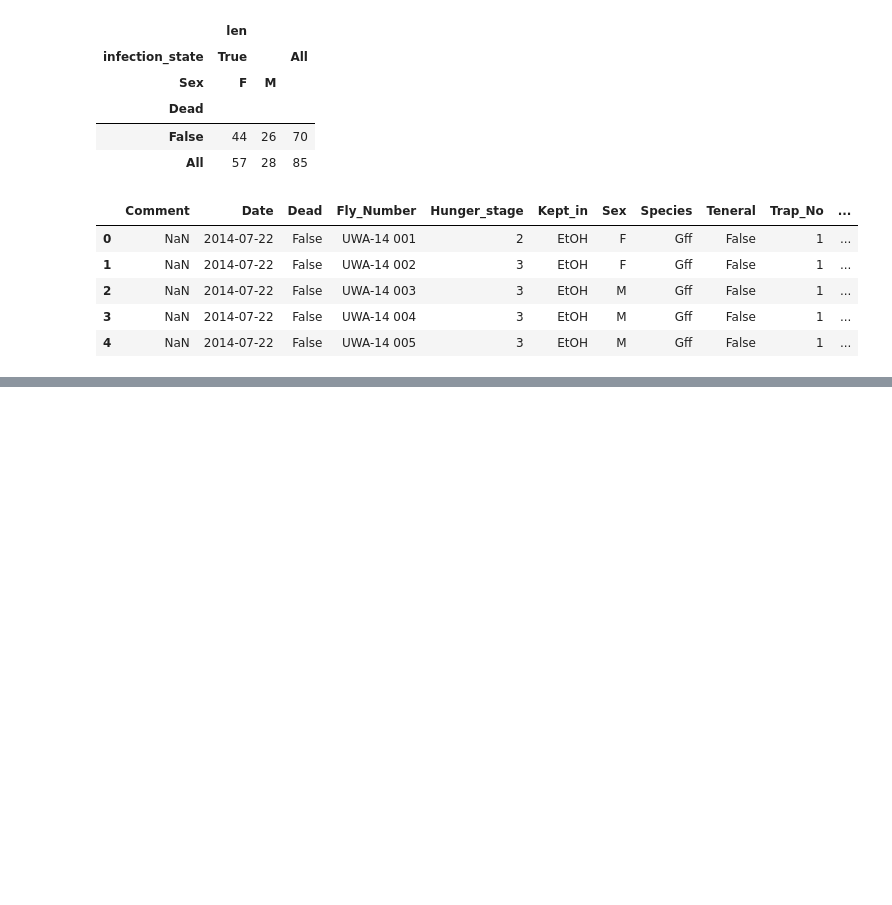
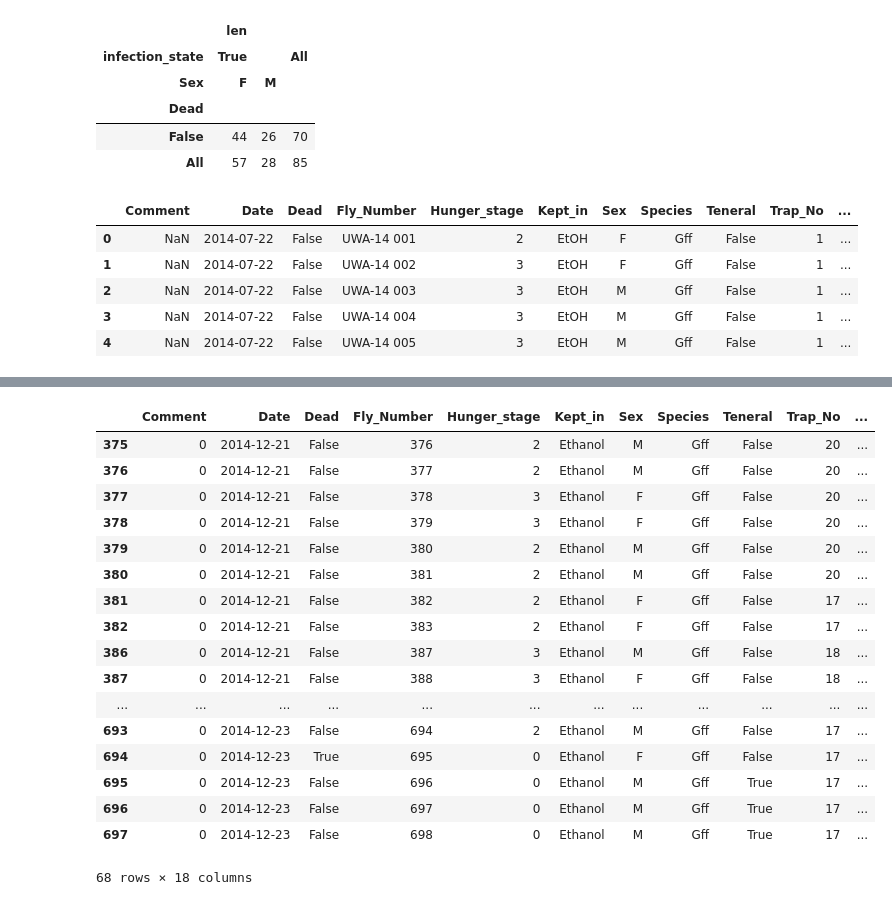
Before and after one commit to xguse/ipy_notebooks, a Jupyter notebook: YALE/g_f_fuscipes_general/2015-02-16_g_f_fuscipes_pandas_import.ipynb, the cells around one changed output, grey strips where cells are left out. Saved outputs shown, nothing was run; the diff lists cells and outputs as text; code cells hidden in the pictures; blank space fills up the shorter version.

```diff
--- a/YALE/g_f_fuscipes_general/2015-02-16_g_f_fuscipes_pandas_import.ipynb
+++ b/YALE/g_f_fuscipes_general/2015-02-16_g_f_fuscipes_pandas_import.ipynb
@@ -590,4 +591,5 @@ gff_2014.query("Date == u'22/O7/2014'").head()
 # %%
-
-date_mask = gff_2014.Date.apply(lambda x: date_is_between(x, dt.datetime(2014, 10, 8, 0, 0),dt.datetime(2014, 10, 8, 0, 0)))
-gff_2014[date_mask]
+date_mask = gff_2014.Date.apply(lambda x: date_is_between(x,
+                                                          dt.datetime(2014, 12, 1, 0, 0),
+                                                          dt.datetime(2015, 1, 1, 0, 0)))
+dec_dec_gff_2014 = gff_2014[date_mask]
@@ -622,0 +624,21 @@ Index: []
+# %%
+dec_dec_gff_2014.query("Village == 'AMI'")
+# %% [output]
+|  | Comment | Date | Dead | Fly_Number | Hunger_stage | Kept_in | Sex | Species | Teneral | Trap_No | ... |
+| 375 | 0 | 2014-12-21 | False | 376 | 2 | Ethanol | M | Gff | False | 20 | ... |
+| 376 | 0 | 2014-12-21 | False | 377 | 2 | Ethanol | M | Gff | False | 20 | ... |
+| 377 | 0 | 2014-12-21 | False | 378 | 3 | Ethanol | F | Gff | False | 20 | ... |
+| 378 | 0 | 2014-12-21 | False | 379 | 3 | Ethanol | F | Gff | False | 20 | ... |
+| 379 | 0 | 2014-12-21 | False | 380 | 2 | Ethanol | M | Gff | False | 20 | ... |
+| 380 | 0 | 2014-12-21 | False | 381 | 2 | Ethanol | M | Gff | False | 20 | ... |
+| 381 | 0 | 2014-12-21 | False | 382 | 2 | Ethanol | F | Gff | False | 17 | ... |
+| 382 | 0 | 2014-12-21 | False | 383 | 2 | Ethanol | F | Gff | False | 17 | ... |
+| 386 | 0 | 2014-12-21 | False | 387 | 3 | Ethanol | M | Gff | False | 18 | ... |
+| 387 | 0 | 2014-12-21 | False | 388 | 3 | Ethanol | F | Gff | False | 18 | ... |
+| ... | ... | ... | ... | ... | ... | ... | ... | ... | ... | ... | ... |
+| 693 | 0 | 2014-12-23 | False | 694 | 2 | Ethanol | M | Gff | False | 17 | ... |
+| 694 | 0 | 2014-12-23 | True | 695 | 0 | Ethanol | F | Gff | False | 17 | ... |
+| 695 | 0 | 2014-12-23 | False | 696 | 0 | Ethanol | M | Gff | True | 17 | ... |
+| 696 | 0 | 2014-12-23 | False | 697 | 0 | Ethanol | M | Gff | True | 17 | ... |
+| 697 | 0 | 2014-12-23 | False | 698 | 0 | Ethanol | M | Gff | True | 17 | ... |
+68 rows × 18 columns
```
Also changed, not shown: parts of 6 cells of this notebook, 3 other files.
